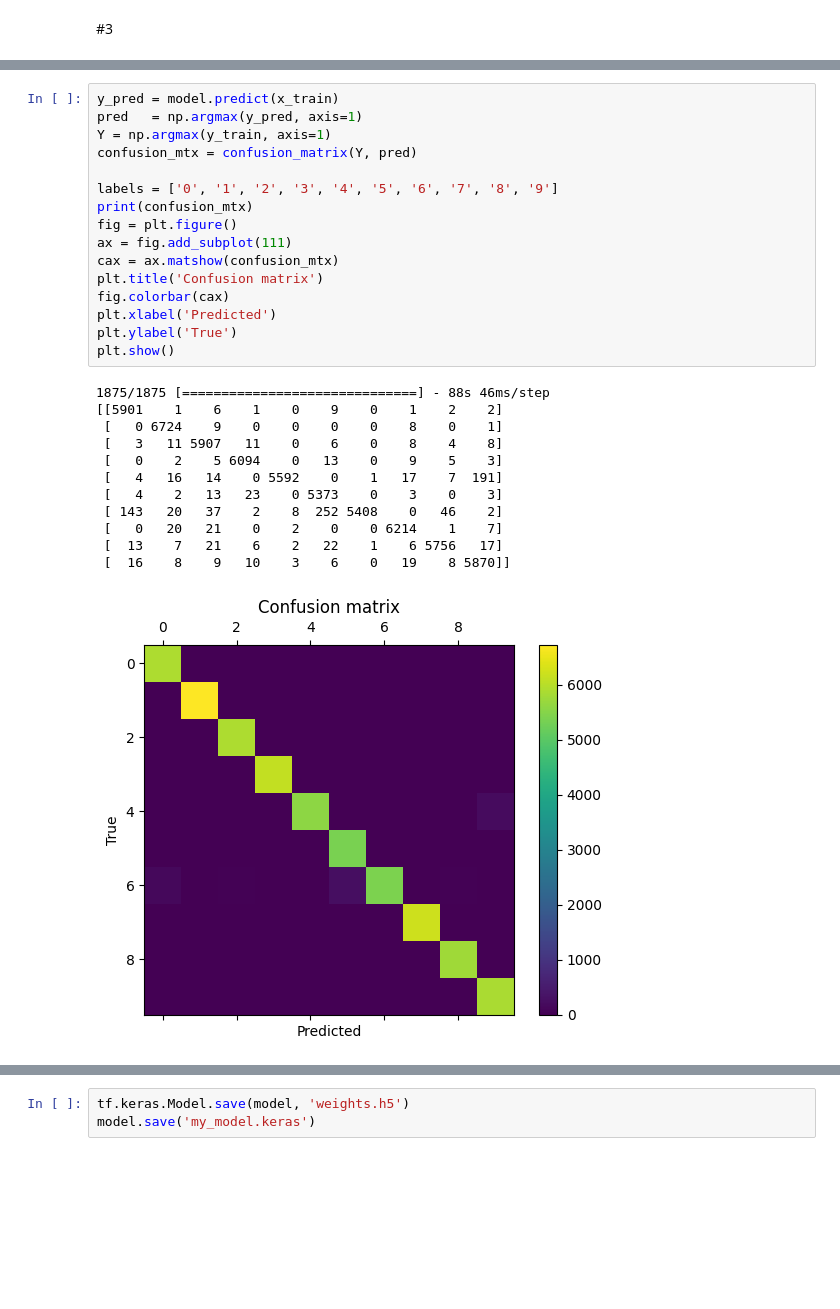
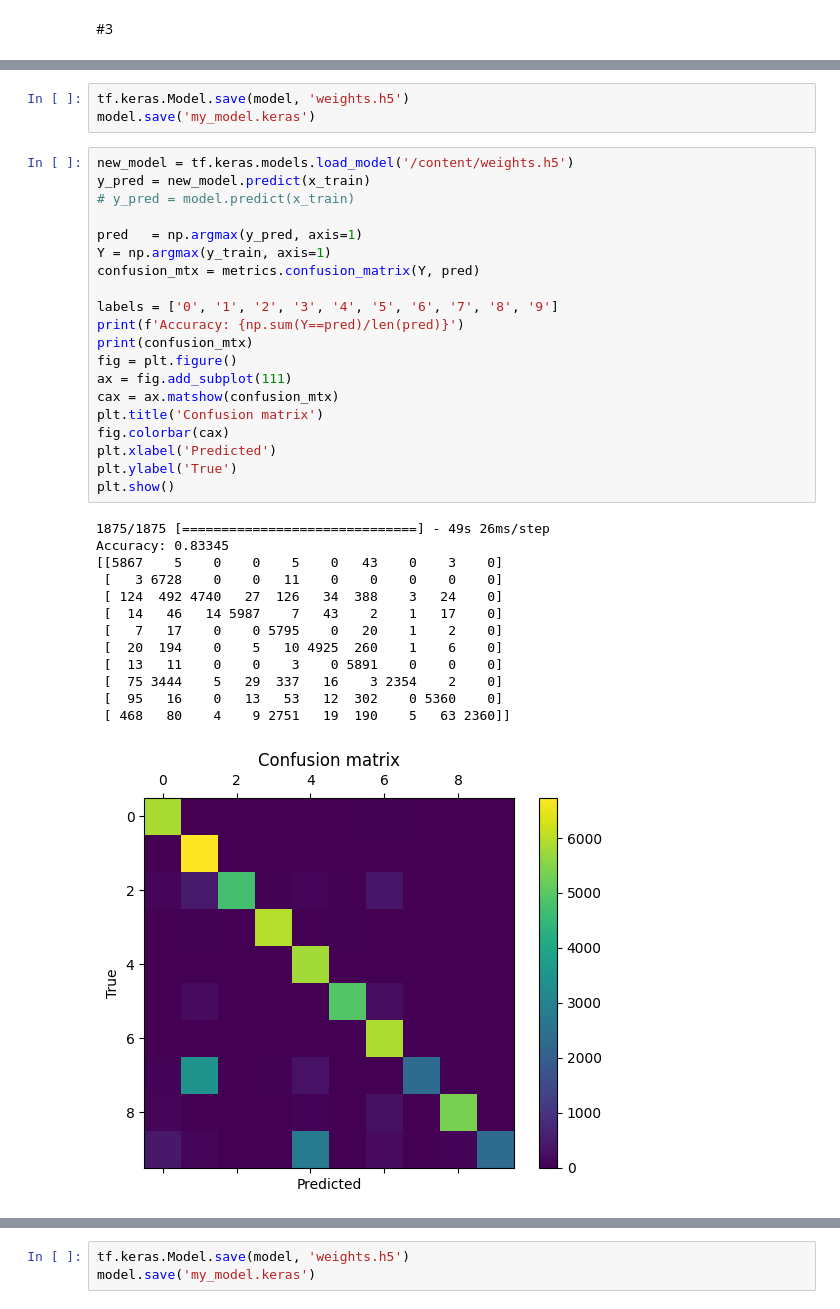
Before and after one commit to mralamdari/Machine_Learning_Projects, a Jupyter notebook: Draw_Numbers.ipynb, the cells around one changed output, grey strips where cells are left out. Saved outputs shown, nothing was run; the diff lists cells and outputs as text; blank space fills up the shorter version.

```diff
--- a/Draw_Numbers.ipynb
+++ b/Draw_Numbers.ipynb
@@ -625,32 +687,40 @@ Epoch 3/10
+# %%
+tf.keras.Model.save(model, 'weights.h5')
+model.save('my_model.keras')
 # %%
-y_pred = model.predict(x_train)
+new_model = tf.keras.models.load_model('/content/weights.h5')
+y_pred = new_model.predict(x_train)
+# y_pred = model.predict(x_train)
+
 pred   = np.argmax(y_pred, axis=1)
 Y = np.argmax(y_train, axis=1)
-confusion_mtx = confusion_matrix(Y, pred)
+confusion_mtx = metrics.confusion_matrix(Y, pred)
 
 labels = ['0', '1', '2', '3', '4', '5', '6', '7', '8', '9']
+print(f'Accuracy: {np.sum(Y==pred)/len(pred)}')
 print(confusion_mtx)
 fig = plt.figure()
 ax = fig.add_subplot(111)
 cax = ax.matshow(confusion_mtx)
 plt.title('Confusion matrix')
 fig.colorbar(cax)
 plt.xlabel('Predicted')
 plt.ylabel('True')
 plt.show()
 # %% [output]
-1875/1875 [==============================] - 88s 46ms/step
-[[5901    1    6    1    0    9    0    1    2    2]
- [   0 6724    9    0    0    0    0    8    0    1]
- [   3   11 5907   11    0    6    0    8    4    8]
- [   0    2    5 6094    0   13    0    9    5    3]
- [   4   16   14    0 5592    0    1   17    7  191]
- [   4    2   13   23    0 5373    0    3    0    3]
- [ 143   20   37    2    8  252 5408    0   46    2]
- [   0   20   21    0    2    0    0 6214    1    7]
- [  13    7   21    6    2   22    1    6 5756   17]
- [  16    8    9   10    3    6    0   19    8 5870]]
+1875/1875 [==============================] - 49s 26ms/step
+Accuracy: 0.83345
+[[5867    5    0    0    5    0   43    0    3    0]
+ [   3 6728    0    0   11    0    0    0    0    0]
+ [ 124  492 4740   27  126   34  388    3   24    0]
+ [  14   46   14 5987    7   43    2    1   17    0]
+ [   7   17    0    0 5795    0   20    1    2    0]
+ [  20  194    0    5   10 4925  260    1    6    0]
+ [  13   11    0    0    3    0 5891    0    0    0]
+ [  75 3444    5   29  337   16    3 2354    2    0]
+ [  95   16    0   13   53   12  302    0 5360    0]
+ [ 468   80    4    9 2751   19  190    5   63 2360]]
-[figure, old version]
+[figure, new version]
 # %%
 N = np.random.randint(0, len(x_test))
 test_img = x_test[N].squeeze(-1)
```
Also changed, not shown: parts of 19 cells of this notebook.
